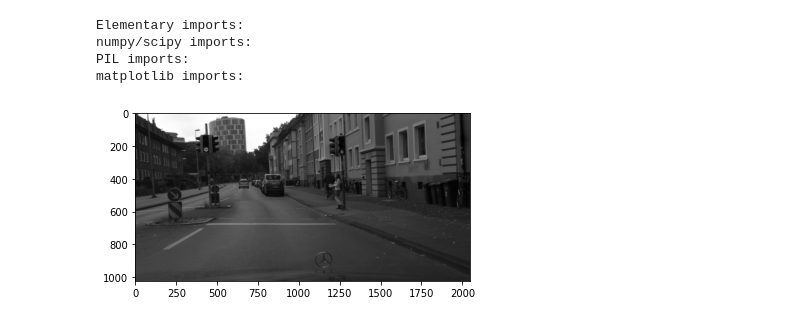
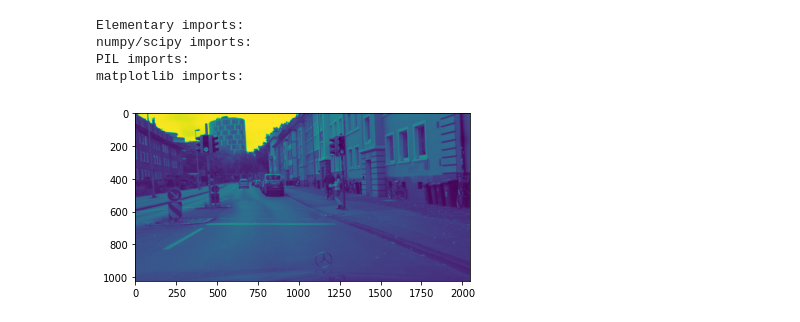
Before and after one commit to SM325/TFL-Mobileye, a Jupyter notebook: Untitled1.ipynb, the cells around one changed output. Drawn from its saved outputs; the diff is of its cells as text; code cells hidden in the pictures.

```diff
--- a/Untitled1.ipynb
+++ b/Untitled1.ipynb
@@ -29,9 +29,9 @@ flist = glob.glob(os.path.join(default_base, 'munster_000023_000019_leftImg8bit.
 # %%
 image_path = flist[0]
 image = np.array(Image.open(image_path).convert("L"))
 plt.figure().clf()
-plt.imshow(image, cmap='gray')
+plt.imshow(image)
 plt.show()
 # %% [output]
-[figure, old version]
+[figure, new version]
 # %%
```
Also changed, not shown: parts of 7 cells of this notebook, 4 other files.
